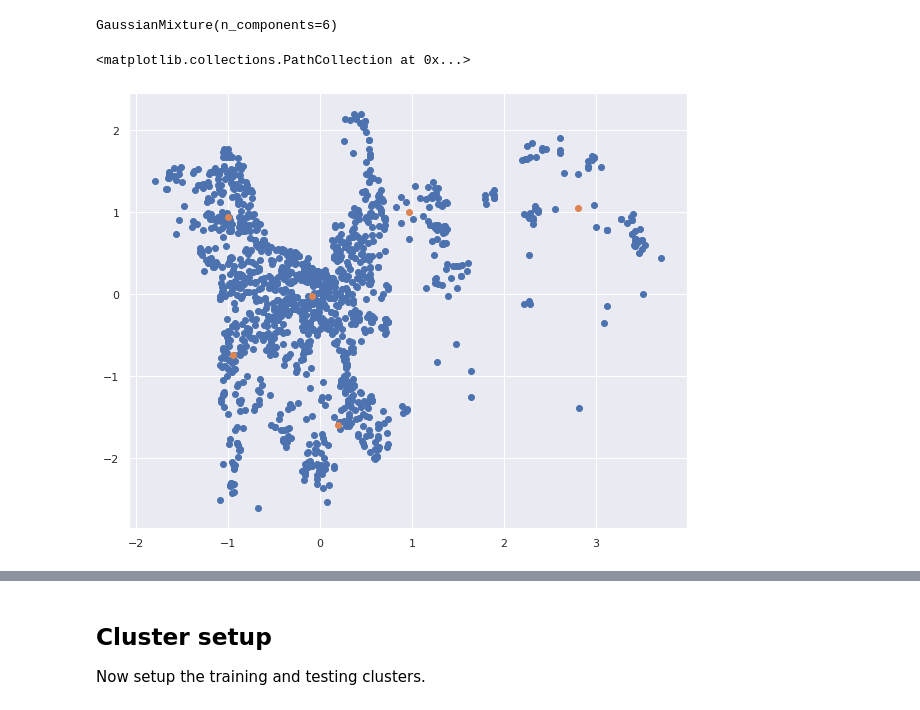
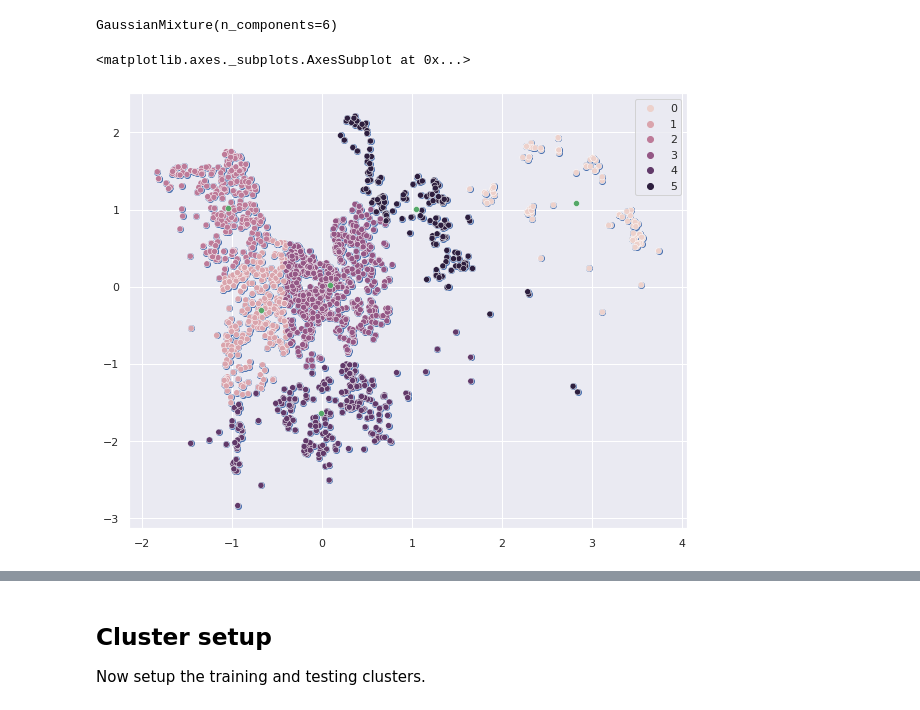
Before and after one commit to 9309888/ET5003-Group-2, a Jupyter notebook: ET5003_KaggleCompetition_JohnHayes_9309888.ipynb, the cells around one changed output, grey strips where cells are left out. Cells and saved outputs as stored; diff of their text form; code cells hidden in the pictures.

Commit message:
Add files via upload
Some cleanup and more analysis from NLP data.

```diff
--- a/ET5003_KaggleCompetition_JohnHayes_9309888.ipynb
+++ b/ET5003_KaggleCompetition_JohnHayes_9309888.ipynb
@@ -632,13 +704,9 @@ df_train_clean['BER_class'].replace(to_replace=ber_features,
 # %% [markdown]
 This is reducing the test data from 702 to 594 - causing probs later on for generating the Kaggle file of correct size. For now, just fill in the missing values with a single value. Might impute later on.
 # %%
-print(df_test_clean.shape)
-
-df_test_clean['BER_class'].fillna('C1', inplace=True)
-#df_test_clean.dropna(subset=['BER_class'], inplace=True)
-
 df_test_clean['BER_class'].replace(to_replace=ber_features,
                                       value=new_ber_values,
                                       inplace=True)
-print(df_test_clean.shape)
+
+df_test_clean['BER_class'].value_counts()
 # %% [output]
@@ -646,0 +730,6 @@ print(df_test_clean.shape)
+# %%
+imputed_test_ber = imp_mean.fit_transform(df_test_clean['BER_class'].values.reshape(-1,1))
+df_test_clean['BER_class'] = imputed_test_ber
+
+print(imputed_test_ber.shape)
+print(df_test_clean.shape)
@@ -902,8 +1077,10 @@ For now, until I get more from the NLP, I will drop the 3 textual features liste
 X_nlp_data = df_train_inc_nlp.loc[:, df_train_inc_nlp.columns != 'Price']
 y_nlp_data = df_train_inc_nlp['Price']
 
-drop_features = ['Index', 'Description', 'Features']
-df_train_clean = df_train_clean.drop(columns=drop_features)
+drop_nlp_features = ['Index', 'Description', 'Features']
+df_train_clean = df_train_clean.drop(columns=drop_nlp_features)
 
 # Drop same columns from the test data set
-df_test_clean = df_test_clean.drop(columns=drop_features)
+df_test_clean = df_test_clean.drop(columns=drop_nlp_features)
+
+print("Features left in training dataset\n {}".format(list(df_train_clean.columns.values)))
@@ -1193,22 +1298,23 @@ gmm = GaussianMixture(n_components=6)
 
 # clustering by features long & lat
 ind=[2,3]
-X_ind = np.vstack([Xn_train[:,ind], Xn_test[:,ind]])
+X_ind = np.vstack([Xn_train[:,ind], Xn_total_test[:,ind]])
 
 # Gaussian Mixture
 gmm.fit(X_ind)
 # %% [output]
 GaussianMixture(n_components=6)
 # %%
-# plot blue dots
+# Plot features used and centroids of those features
 plt.figure(figsize=(10, 8))
 plt.scatter(X_ind[:,0],X_ind[:,1])
+labels = gmm.fit_predict(X_ind)
 
-# centroids:  orange dots
-plt.scatter(gmm.means_[:,0],gmm.means_[:,1])
+sns.scatterplot(x=X_ind[:,0], y=X_ind[:,1], hue=gmm.fit_predict(X_ind))
+sns.scatterplot(x=gmm.means_[:,0], y=gmm.means_[:,1])#, size=gmm.means_[:,1], sizes=(150, 150))
 # %% [output]
-<matplotlib.collections.PathCollection at 0x...>
+<matplotlib.axes._subplots.AxesSubplot at 0x...>
-[figure, old version]
+[figure, new version]
 # %%
 np.max(ys_train)
 # %% [output]
```
Also changed, not shown: parts of 94 cells of this notebook.
